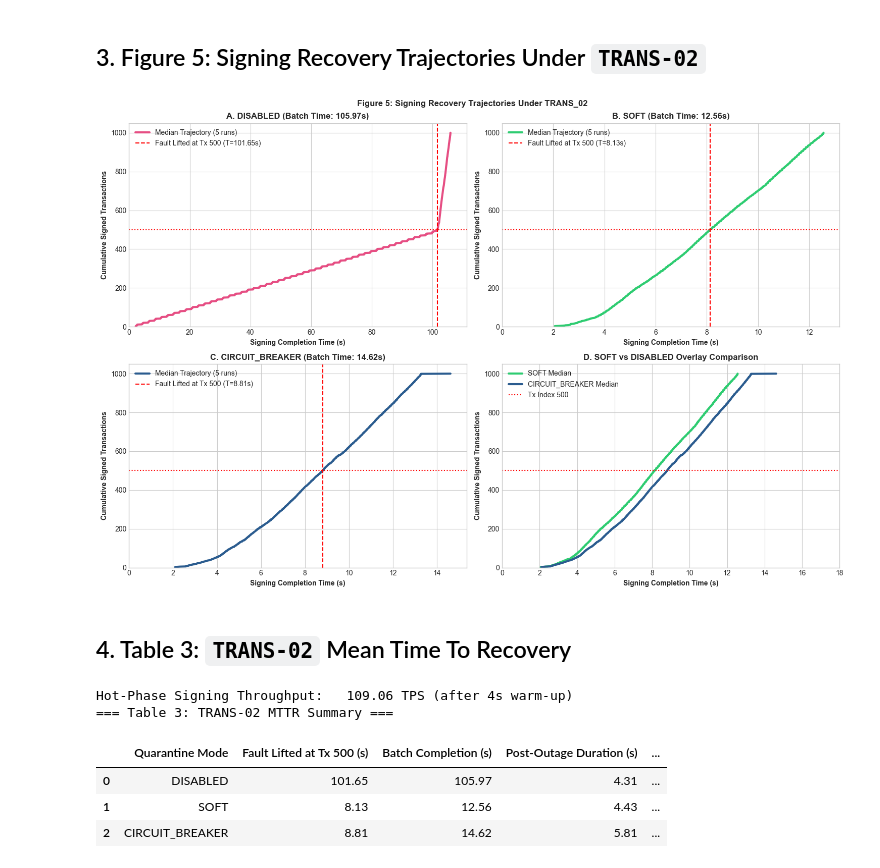
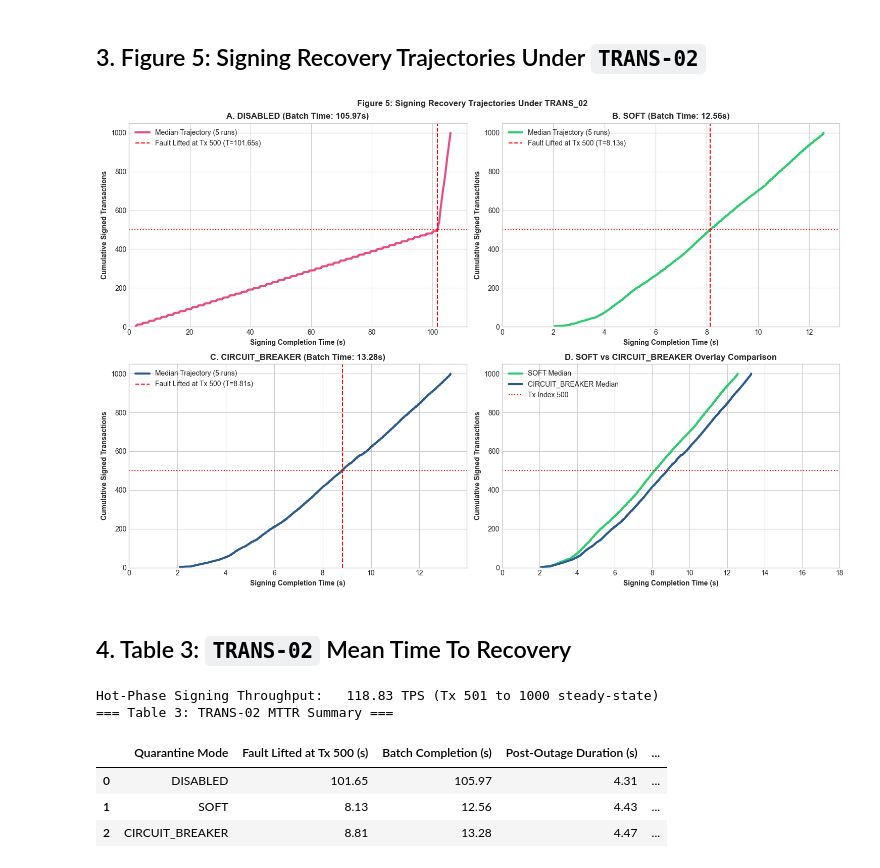
Before and after one commit to kk24acn/msc-thesis, a Jupyter notebook: faultlab/notebooks/evaluation/02_quarantine_dilemma.ipynb, the cells around one changed output. Cells and saved outputs as stored; diff of their text form; code cells hidden in the pictures.

```diff
--- a/faultlab/notebooks/evaluation/02_quarantine_dilemma.ipynb
+++ b/faultlab/notebooks/evaluation/02_quarantine_dilemma.ipynb
@@ -143,46 +142,46 @@ def fig_5():
 
         ax.set_title(f"{panel_titles[i]} (Batch Time: {med_batch:.2f}s)", fontweight="bold")
         ax.set_xlabel("Signing Completion Time (s)", fontweight="bold")
         ax.set_ylabel("Cumulative Signed Transactions", fontweight="bold")
         ax.set_xlim(0, med_batch * 1.05)
         ax.set_ylim(0, 1050)
         ax.legend(loc="upper left")
 
     ax_d = axes[1, 1]
     for mode in ["SOFT", "CIRCUIT_BREAKER"]:
         runs = runs_by_mode[mode]
         if not runs:
             continue
         med_times = np.median([r["seconds_from_start"].values for r in runs], axis=0)
         ax_d.plot(med_times, range(1, 1001), color=QUARANTINE_COLORS[mode], linewidth=3, label=f"{mode} Median")
 
     ax_d.axhline(y=500, color="red", linestyle=":", linewidth=1.5, label="Tx Index 500")
-    ax_d.set_title("D. SOFT vs DISABLED Overlay Comparison", fontweight="bold")
+    ax_d.set_title("D. SOFT vs CIRCUIT_BREAKER Overlay Comparison", fontweight="bold")
     ax_d.set_xlabel("Signing Completion Time (s)", fontweight="bold")
     ax_d.set_ylabel("Cumulative Signed Transactions", fontweight="bold")
     ax_d.set_xlim(0, 18.0)
     ax_d.set_ylim(0, 1050)
     ax_d.legend(loc="upper left")
 
     plt.suptitle("Figure 5: Signing Recovery Trajectories Under TRANS_02", fontweight="bold")
     plt.tight_layout()
     plt.savefig(FIGURES_DIR.joinpath("FIG_5_TRANS_02_Dashboard.pdf"), dpi=300, bbox_inches="tight")
     plt.show()
 
 fig_5()
 # %% [output]
-[figure, old version]
+[figure, new version]
 # %% [markdown]
 ## 4. Table 3: `TRANS-02` Mean Time To Recovery
 # %%
 mttr_df = get_trans_02_summary_df(TRANS_02_DIR, TPS_BASE_HOT)
-print(f"Hot-Phase Signing Throughput:   {TPS_BASE_HOT} TPS (after 4s warm-up)")
+print(f"Hot-Phase Signing Throughput:   {TPS_BASE_HOT} TPS (Tx 501 to 1000 steady-state)")
 print("=== Table 3: TRANS-02 MTTR Summary ===")
 display(mttr_df)
 # %% [output]
-Hot-Phase Signing Throughput:   109.06 TPS (after 4s warm-up)
+Hot-Phase Signing Throughput:   118.83 TPS (Tx 501 to 1000 steady-state)
 === Table 3: TRANS-02 MTTR Summary ===
 |  | Quarantine Mode | Fault Lifted at Tx 500 (s) | Batch Completion (s) | Post-Outage Duration (s) | ... |
 | 0 | DISABLED | 101.65 | 105.97 | 4.31 | ... |
 | 1 | SOFT | 8.13 | 12.56 | 4.43 | ... |
-| 2 | CIRCUIT_BREAKER | 8.81 | 14.62 | 5.81 | ... |
+| 2 | CIRCUIT_BREAKER | 8.81 | 13.28 | 4.47 | ... |
```
Also changed, not shown: parts of 1 cell of this notebook, 11 other files.
